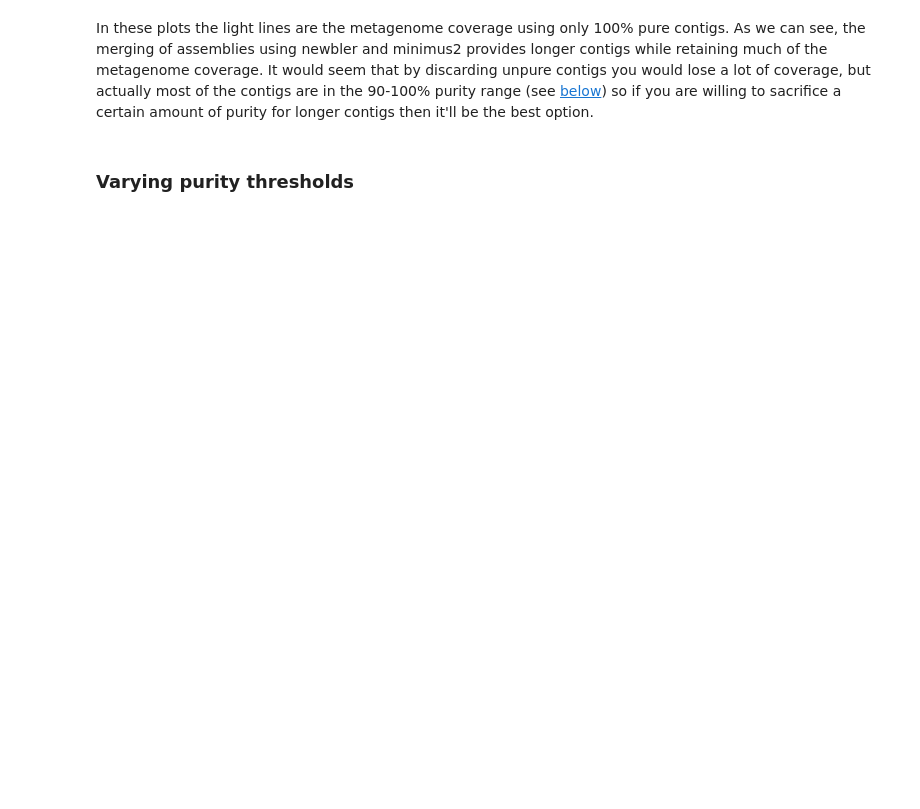
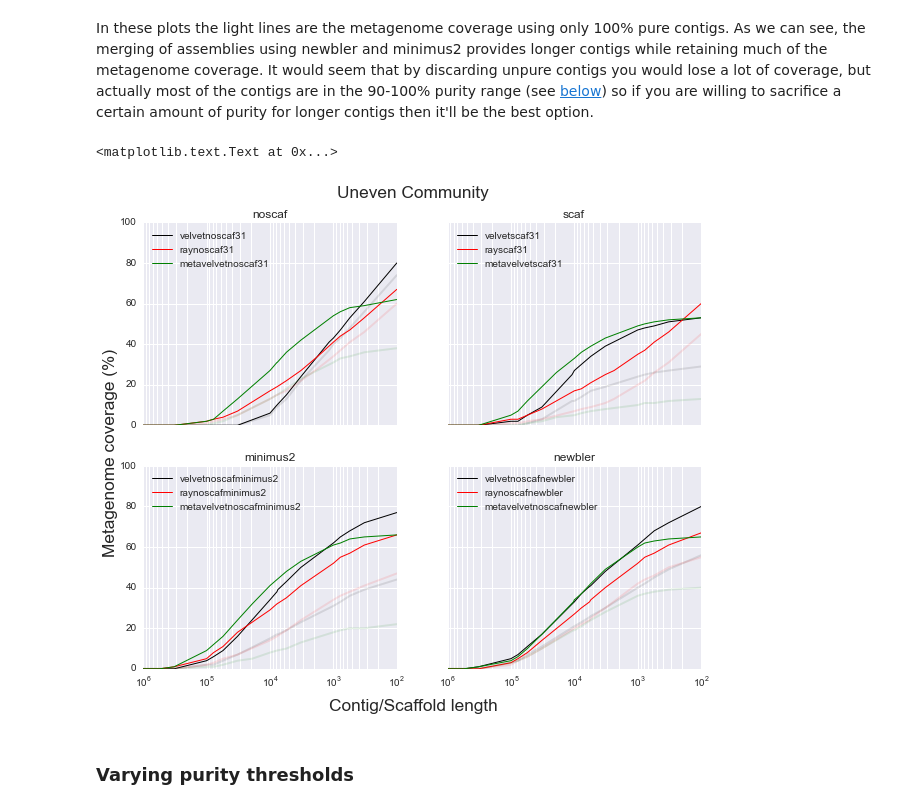
Before and after one commit to inodb/masmvali-publication, a Jupyter notebook: notebooks/LIMS1884-filtered-pairs-assemblies-2.ipynb, the cells around one changed output. Saved outputs shown, nothing was run; the diff lists cells and outputs as text; code cells hidden in the pictures; blank space fills up the shorter version.

```diff
--- a/notebooks/LIMS1884-filtered-pairs-assemblies-2.ipynb
+++ b/notebooks/LIMS1884-filtered-pairs-assemblies-2.ipynb
@@ -521,5 +591,57 @@ f.text(0.08, 0.5, 'Metagenome coverage (%)', ha='center', va='center', rotation=
 # %% [markdown]
 In these plots the light lines are the metagenome coverage using only 100% pure contigs.  As we can see, the merging of assemblies using newbler and minimus2 provides longer contigs while retaining much of the metagenome coverage. It would seem that by discarding unpure contigs you would lose a lot of coverage, but actually most of the contigs are in the 90-100% purity range (see [below](#Varying-purity-thresholds)) so if you are willing to sacrifice a certain amount of purity for longer contigs then it'll be the best option.
+# %%
+mpl.rcParams['figure.figsize'] = 10, 8
+sns.set_style("darkgrid")
+
+mg_length = np.sum(m_even.avp.velvetnoscaf31.genome_contig_coverage["genome_length"])
+f, axes = plt.subplots(2, 2, sharex=True, sharey=True)
+#ax1.set_xlim([0, 600000])
+#ax1.set_title("filtered-refs-filtered-pairs-noscaf")
+def plot_metagenome_cov(ax, masm, strategies, category, colors):
+    for i, s in enumerate(strategies):
+        ax.plot(masm.avp.__dict__[s].contig_metagenome_coverage_pure_only_single_aln["cut_off"],
+                masm.avp.__dict__[s].contig_metagenome_coverage_pure_only_single_aln["metagenome_cov_percentage"],
+                colors[i], linewidth=2.0, label=s, alpha=0.1)
+        ax.plot(masm.avp.__dict__[s].contig_metagenome_coverage_purest_single_aln["cut_off"],
+                masm.avp.__dict__[s].contig_metagenome_coverage_purest_single_aln["metagenome_cov_percentage"],
+                colors[i], linewidth=1.0, label=s, alpha=1.0)
+    ax.set_title(category)
+
+plot_metagenome_cov(axes[0][0], m_uneven, ['velvetnoscaf31', 'raynoscaf31', 'metavelvetnoscaf31'],
+                    'noscaf', ['k','r','g'])
+plot_metagenome_cov(axes[0][1], m_uneven, ['velvetscaf31', 'rayscaf31', 'metavelvetscaf31'],
+                    'scaf', ['k','r','g'])
+plot_metagenome_cov(axes[1][0], m_uneven, ['velvetnoscafminimus2', 'raynoscafminimus2', 'metavelvetnoscafminimus2'],
+                    'minimus2', ['k','r','g'])
+plot_metagenome_cov(axes[1][1], m_uneven, ['velvetnoscafnewbler', 'raynoscafnewbler', 'metavelvetnoscafnewbler'],
+                    'newbler', ['k','r','g'])
+
+
+
+for ax in axes.flatten():
+    ax.set_ylim([0,100])
+    ax.set_xlim([10**6,0])
+
+for ax in axes.flatten():
+    ax.set_xscale('log')
+    ax.invert_xaxis()
+    handles, labels = ax.get_legend_handles_labels()
+    handles = [h for i, h in enumerate(handles) if i % 2 == 1]
+    labels = [l for i, l in enumerate(labels) if i % 2 == 1]
+    ax.legend(handles, labels, numpoints=1, loc='upper left')
+
+#plt.ylabel('Metagenome coverage (%)')
+#plt.xlabel('Contig/Scaffold length')
+
+# Legend
+# Set common labels
+f.text(0.5, 0.95, "Uneven Community", va='center', ha='center', size='xx-large')
+f.text(0.5, 0.06, 'Contig/Scaffold length', ha='center', va='center', size='xx-large')
+f.text(0.08, 0.5, 'Metagenome coverage (%)', ha='center', va='center', rotation='vertical', size='xx-large')
+# %% [output]
+<matplotlib.text.Text at 0x...>
+[figure, added]
 # %% [markdown]
 ### Varying purity thresholds
 # %%
```
Also changed, not shown: parts of 8 cells of this notebook.
